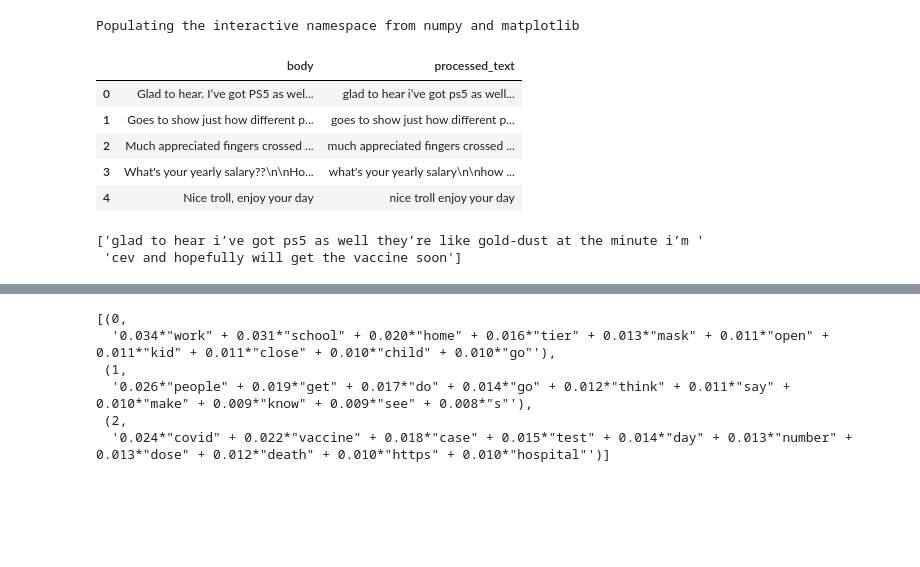
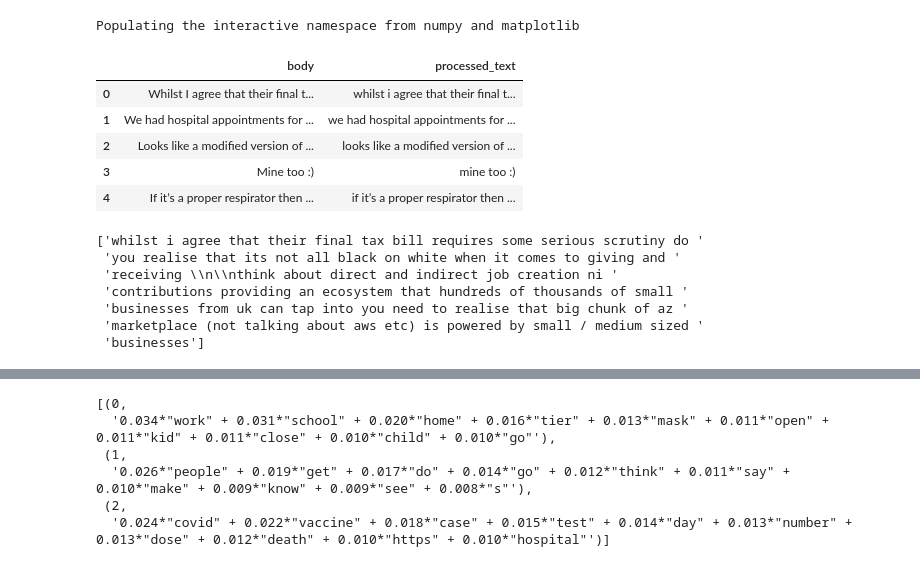
Before and after one commit to ollyjc99/COVID-19-Sentiment-and-Compliance-Analyzer, a Jupyter notebook: TopicModelling.ipynb, the cells around one changed output, grey strips where cells are left out. Cells and saved outputs as stored; diff of their text form; code cells hidden in the pictures; blank space fills up the shorter version.

```diff
--- a/TopicModelling.ipynb
+++ b/TopicModelling.ipynb
@@ -19,18 +19,18 @@ s_df = pd.read_pickle(path + 'OneDrive - Cardiff University/Individual Project/p
 s_df = s_df.sort_values(by='datetime')
 c_df = c_df.sort_values(by='datetime')
 # %%
-comments = c_df.sample(20000)
+comments = c_df.sample(25000)
 
 comments = comments.reset_index().drop(columns=['id', 'datetime', 'sentiment', 'compound_score', 'submission_id', 'parent_id'], axis=1)
 
 comments.head()
 # %% [output]
 |  | body | processed_text |
-| 0 | Glad to hear. I’ve got PS5 as wel... | glad to hear i’ve got ps5 as well... |
-| 1 | Goes to show just how different p... | goes to show just how different p... |
-| 2 | Much appreciated fingers crossed ... | much appreciated fingers crossed ... |
-| 3 | What's your yearly salary??\n\nHo... | what's your yearly salary\n\nhow ... |
-| 4 | Nice troll, enjoy your day | nice troll enjoy your day |
+| 0 | Whilst I agree that their final t... | whilst i agree that their final t... |
+| 1 | We had hospital appointments for ... | we had hospital appointments for ... |
+| 2 | Looks like a modified version of ... | looks like a modified version of ... |
+| 3 | Mine too :) | mine too :) |
+| 4 | If it’s a proper respirator then ... | if it’s a proper respirator then ... |
 # %%
 # REMOVE EMAILS AND NEWLINE CHARACTERS
 
@@ -47,8 +47,13 @@ data = [re.sub("\'", "", sent) for sent in data]
 
 pprint(data[:1])
 # %% [output]
-['glad to hear i’ve got ps5 as well they’re like gold-dust at the minute i’m '
- 'cev and hopefully will get the vaccine soon']
+['whilst i agree that their final tax bill requires some serious scrutiny do '
+ 'you realise that its not all black on white when it comes to giving and '
+ 'receiving \\n\\nthink about direct and indirect job creation ni '
+ 'contributions providing an ecosystem that hundreds of thousands of small '
+ 'businesses from uk can tap into you need to realise that big chunk of az '
+ 'marketplace (not talking about aws etc) is powered by small / medium sized '
+ 'businesses']
 # %%
 # EXPLORATORY ANALYSIS
 
```
Also changed, not shown: parts of 8 cells of this notebook.
